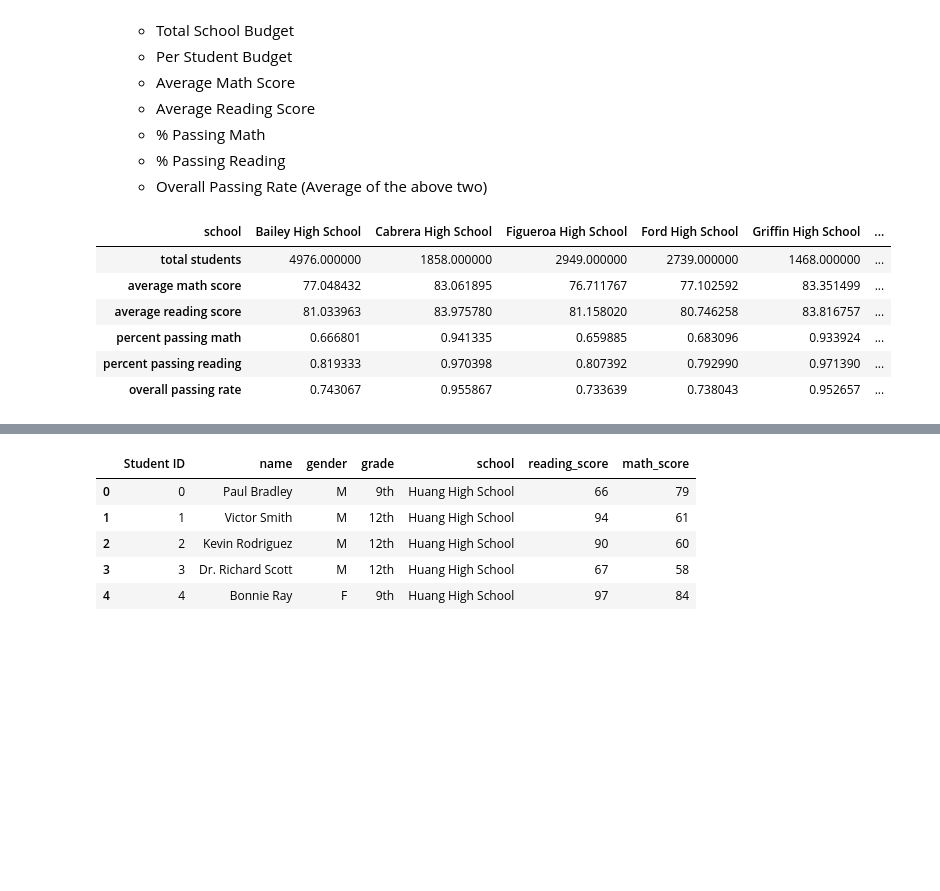
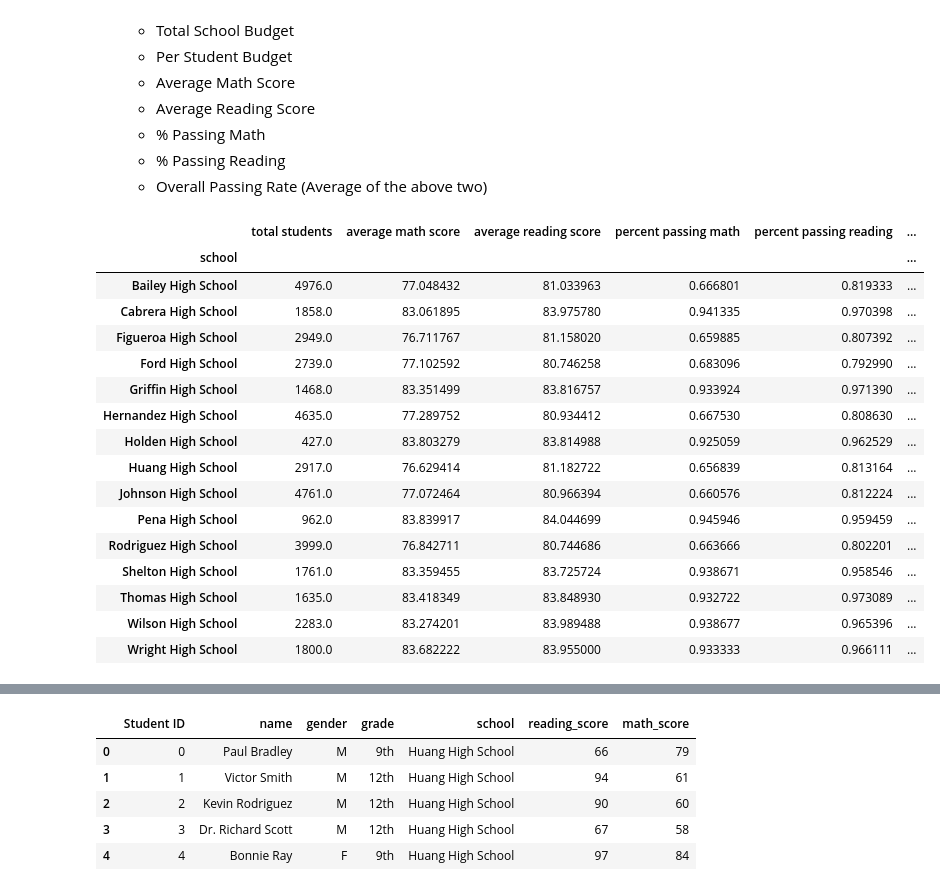
Before and after one commit to coreyclip/Pandas-Box, a Jupyter notebook: AcademyPy.ipynb, the cells around one changed output, grey strips where cells are left out. Saved outputs shown, nothing was run; the diff lists cells and outputs as text; code cells hidden in the pictures; blank space fills up the shorter version.

```diff
--- a/AcademyPy.ipynb
+++ b/AcademyPy.ipynb
@@ -159,22 +166,34 @@ school_avg_reading = school_groups['reading_score'].mean() #average reading scor
 pass_math_schools = students[students['math_score'] >= 70].groupby('school')
 pass_reading_schools = students[students['reading_score'] >= 70].groupby('school')
 # count up passing students and divide it by the total number of students in each school
-schools_percent_math = (pass_math_schools['math_score'].count() / school_total_students).format("")
+schools_percent_math = (pass_math_schools['math_score'].count() / school_total_students)
 schools_percent_reading = pass_reading_schools['reading_score'].count() / school_total_students
 
 #average pass rate by schoool
 overall_passing_rate = (schools_percent_math + schools_percent_reading) / 2
 # %%
-pd.DataFrame([school_total_students, school_avg_math,school_avg_reading, schools_percent_math,
+school_stats = pd.DataFrame([school_total_students, school_avg_math, school_avg_reading, schools_percent_math,
               schools_percent_reading, overall_passing_rate],
              index=['total students', 'average math score', 'average reading score', 'percent passing math',
                     'percent passing reading', 'overall passing rate']
-)
+).T
+
+school_stats
 # %% [output]
-| school | Bailey High School | Cabrera High School | Figueroa High School | Ford High School | Griffin High School | ... |
-| total students | 4976.000000 | 1858.000000 | 2949.000000 | 2739.000000 | 1468.000000 | ... |
-| average math score | 77.048432 | 83.061895 | 76.711767 | 77.102592 | 83.351499 | ... |
-| average reading score | 81.033963 | 83.975780 | 81.158020 | 80.746258 | 83.816757 | ... |
-| percent passing math | 0.666801 | 0.941335 | 0.659885 | 0.683096 | 0.933924 | ... |
-| percent passing reading | 0.819333 | 0.970398 | 0.807392 | 0.792990 | 0.971390 | ... |
-| overall passing rate | 0.743067 | 0.955867 | 0.733639 | 0.738043 | 0.952657 | ... |
+|  | total students | average math score | average reading score | percent passing math | percent passing reading | ... |
+| school |  |  |  |  |  | ... |
+| Bailey High School | 4976.0 | 77.048432 | 81.033963 | 0.666801 | 0.819333 | ... |
+| Cabrera High School | 1858.0 | 83.061895 | 83.975780 | 0.941335 | 0.970398 | ... |
+| Figueroa High School | 2949.0 | 76.711767 | 81.158020 | 0.659885 | 0.807392 | ... |
+| Ford High School | 2739.0 | 77.102592 | 80.746258 | 0.683096 | 0.792990 | ... |
+| Griffin High School | 1468.0 | 83.351499 | 83.816757 | 0.933924 | 0.971390 | ... |
+| Hernandez High School | 4635.0 | 77.289752 | 80.934412 | 0.667530 | 0.808630 | ... |
+| Holden High School | 427.0 | 83.803279 | 83.814988 | 0.925059 | 0.962529 | ... |
+| Huang High School | 2917.0 | 76.629414 | 81.182722 | 0.656839 | 0.813164 | ... |
+| Johnson High School | 4761.0 | 77.072464 | 80.966394 | 0.660576 | 0.812224 | ... |
+| Pena High School | 962.0 | 83.839917 | 84.044699 | 0.945946 | 0.959459 | ... |
+| Rodriguez High School | 3999.0 | 76.842711 | 80.744686 | 0.663666 | 0.802201 | ... |
+| Shelton High School | 1761.0 | 83.359455 | 83.725724 | 0.938671 | 0.958546 | ... |
+| Thomas High School | 1635.0 | 83.418349 | 83.848930 | 0.932722 | 0.973089 | ... |
+| Wilson High School | 2283.0 | 83.274201 | 83.989488 | 0.938677 | 0.965396 | ... |
+| Wright High School | 1800.0 | 83.682222 | 83.955000 | 0.933333 | 0.966111 | ... |
```
Also changed, not shown: parts of 12 cells of this notebook.
